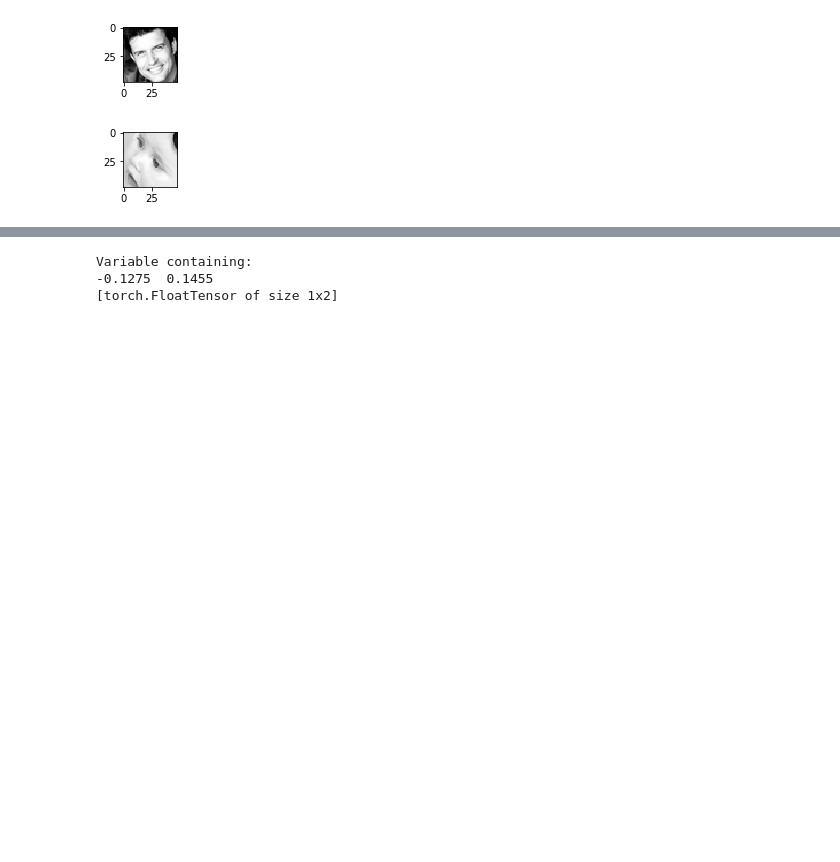
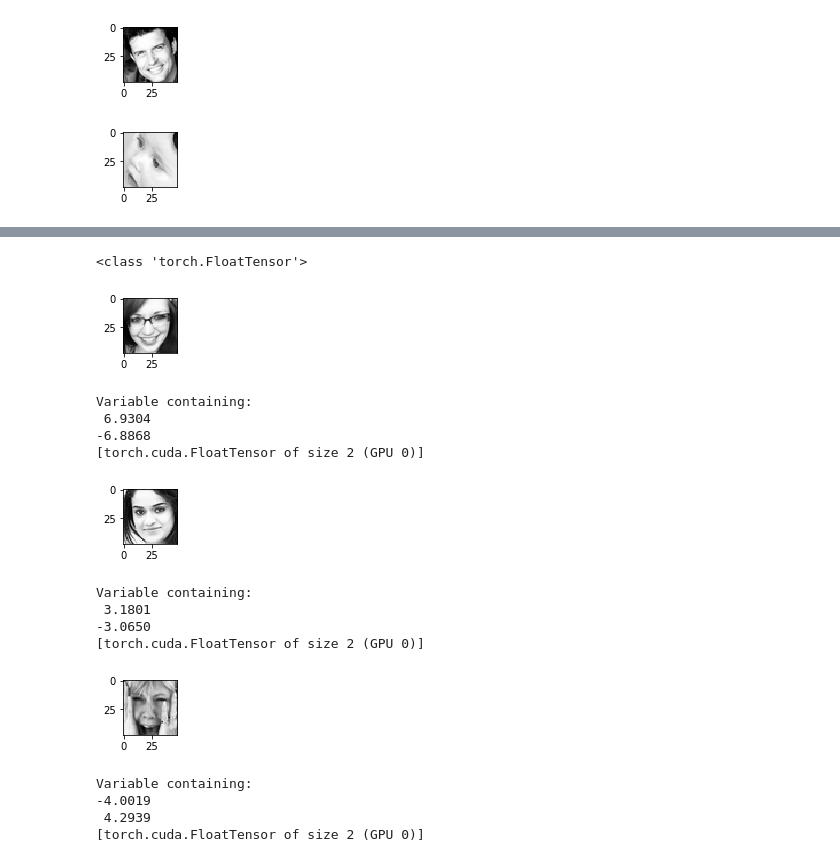
Before and after one commit to EmCity/minutehappiness-backend, a Jupyter notebook: src2/Training.ipynb, the cells around one changed output, grey strips where cells are left out. Cells and saved outputs as stored; diff of their text form; code cells hidden in the pictures; blank space fills up the shorter version.

```diff
--- a/src2/Training.ipynb
+++ b/src2/Training.ipynb
@@ -347,19 +144,0 @@ emoCNNnet (
-# %%
-import scipy.misc
-import csv
-f = open("testcsv.csv", 'w')
-f.write('emotion,pixels,Usage\n')
-for i in range(15):
-    a = 'test'+str(i)+'.jpg'
-    img_array = scipy.misc.imread(a)
-
-    s = img_array.reshape(1,-1)[0]
-    s = ["%.2f" % number for number in s]
-    ss=""
-    for ii in s:
-        ss+=' '+ii
-    #s=s[2:-2]
-    s=ss
-    a=int(0)
-    f.write(str(a)+','+s+",Training\n")
-f.close()
@@ -387,7 +144,0 @@ Data preprocessed and loaders saved in :
-# %%
-d_train = loaders['train_loader']
-i=0
-for im, jj in d_train:
-    model_res = model(Variable(im,requires_grad=False).cuda(0)).cpu()
-    print(model_res)
-    i+=1
@@ -447,8 +145,30 @@ plt.show()
-# %%
-TT
-model_res
-#SE
-# %% [output]
-Variable containing:
--0.1275  0.1455
-[torch.FloatTensor of size 1x2]
+# %%
+#visualise some results to test the model
+a = 0
+import scipy.misc
+for img,j in train_loader:
+    result = model(Variable(img).cuda(0))
+    print(type(img))
+    for i in range(4,7):
+        plt.figure(figsize = (10,1))
+        plt.imshow(img[i].numpy()[0], cmap="Greys_r")
+        plt.show()
+        print(result[i])
+    break
+# %% [output]
+<class 'torch.FloatTensor'>
+[figure, added]
+Variable containing:
+ 6.9304
+-6.8868
+[torch.cuda.FloatTensor of size 2 (GPU 0)]
+[figure, added]
+Variable containing:
+ 3.1801
+-3.0650
+[torch.cuda.FloatTensor of size 2 (GPU 0)]
+[figure, added]
+Variable containing:
+-4.0019
+ 4.2939
+[torch.cuda.FloatTensor of size 2 (GPU 0)]
```
Also changed, not shown: parts of 13 cells of this notebook, 11 other files.
